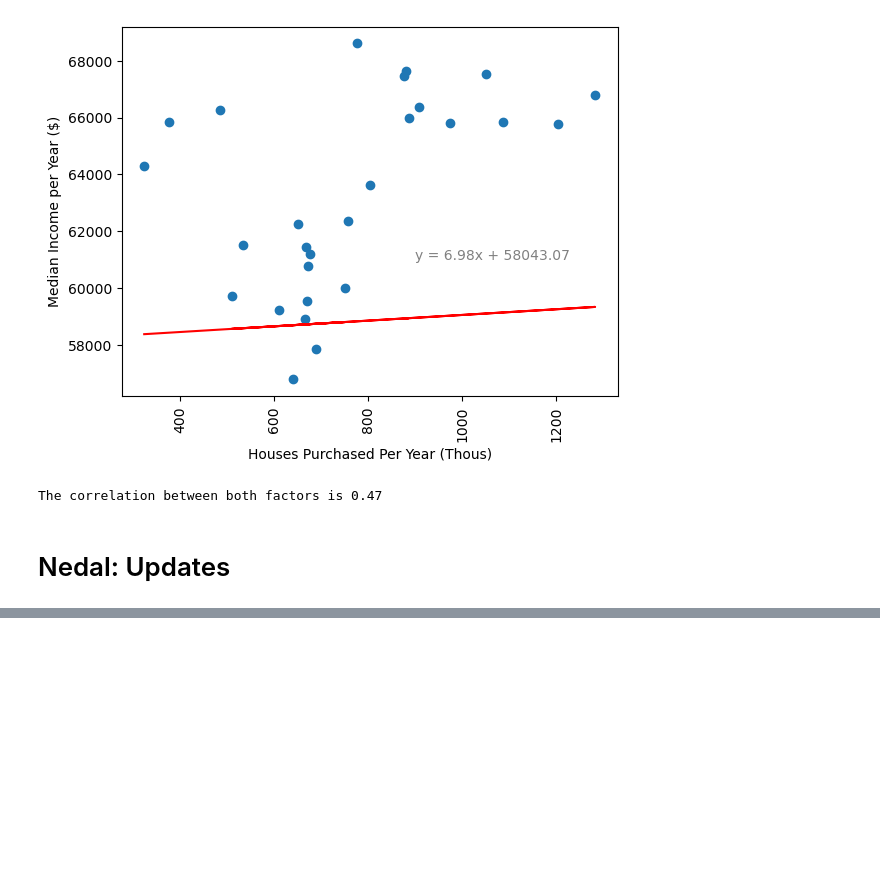
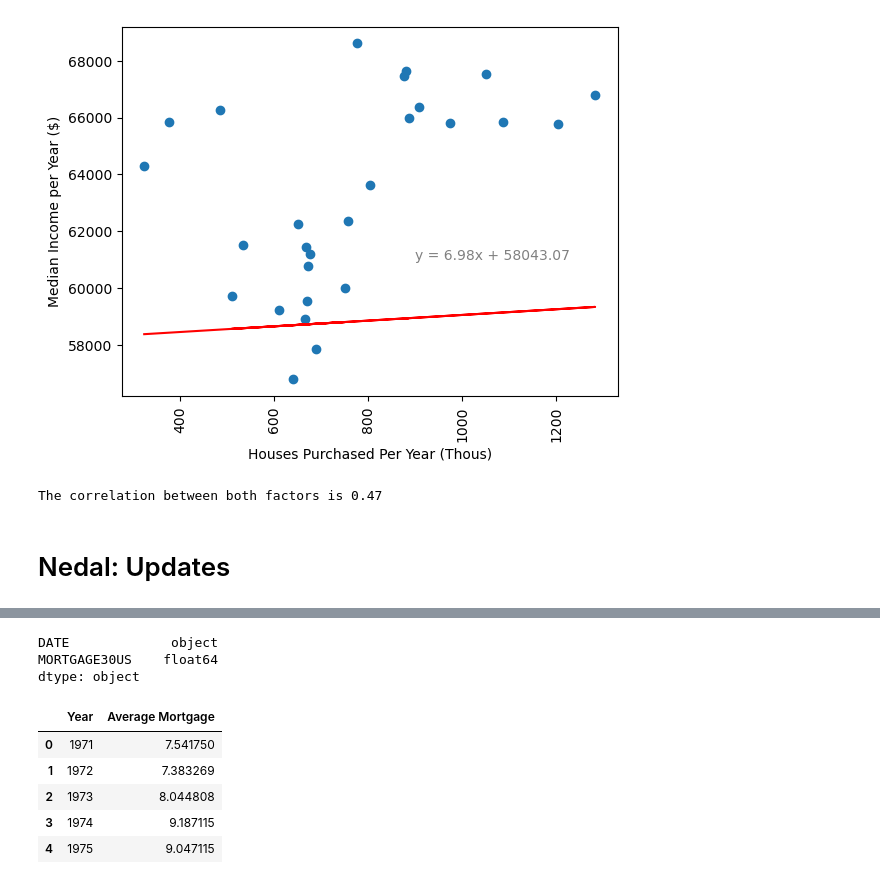
Before and after one commit to isfund/BootCampProject1, a Jupyter notebook: Project1File.ipynb, the cells around one changed output, grey strips where cells are left out. Cells and saved outputs as stored; diff of their text form; code cells hidden in the pictures; blank space fills up the shorter version.

Commit message:
Adding seth code to project1 file

```diff
--- a/Project1File.ipynb
+++ b/Project1File.ipynb
@@ -401,0 +406,40 @@ print(f'The correlation between both factors is {round(correlation[0],2)}')
+# %%
+import csv
+import pandas as pd
+import matplotlib.pyplot as plt
+import numpy as np
+from scipy import stats
+from scipy.stats import linregress
+from scipy.stats import ttest_ind
+
+mortgage_data_path = "/Users/ylsstudent/Documents/Data_Analytics_Bootcamp/Projects/BootCampProject1/resources/MORTGAGE30US.csv"
+# %%
+mortgage_df = pd.read_csv(mortgage_data_path)
+# %%
+mortgage_df.dtypes
+# %% [output]
+DATE             object
+MORTGAGE30US    float64
+dtype: object
+# %%
+mortgage_df["DATE"] = pd.to_datetime(mortgage_df["DATE"])
+# %%
+mortgage_df["YEAR"] = mortgage_df["DATE"].dt.year
+# %%
+average_mortgage_by_year = mortgage_df.groupby("YEAR")["MORTGAGE30US"].mean().reset_index()
+median_mortgage_by_year = mortgage_df.groupby("YEAR")["MORTGAGE30US"].median().reset_index()
+
+average_mortgage_by_year.rename(columns={"MORTGAGE30US": "Average Mortgage"}, inplace=True)
+median_mortgage_by_year.rename(columns={'MORTGAGE30US': 'Median Mortgage'}, inplace=True)
+
+average_mortgage_by_year.rename(columns={"YEAR": "Year"}, inplace=True)
+median_mortgage_by_year.rename(columns={'YEAR': 'Year'}, inplace=True)
+
+average_mortgage_by_year.head()
+# %% [output]
+|  | Year | Average Mortgage |
+| 0 | 1971 | 7.541750 |
+| 1 | 1972 | 7.383269 |
+| 2 | 1973 | 8.044808 |
+| 3 | 1974 | 9.187115 |
+| 4 | 1975 | 9.047115 |
```
Also changed, not shown: parts of 1 cell of this notebook, 2 other files.
